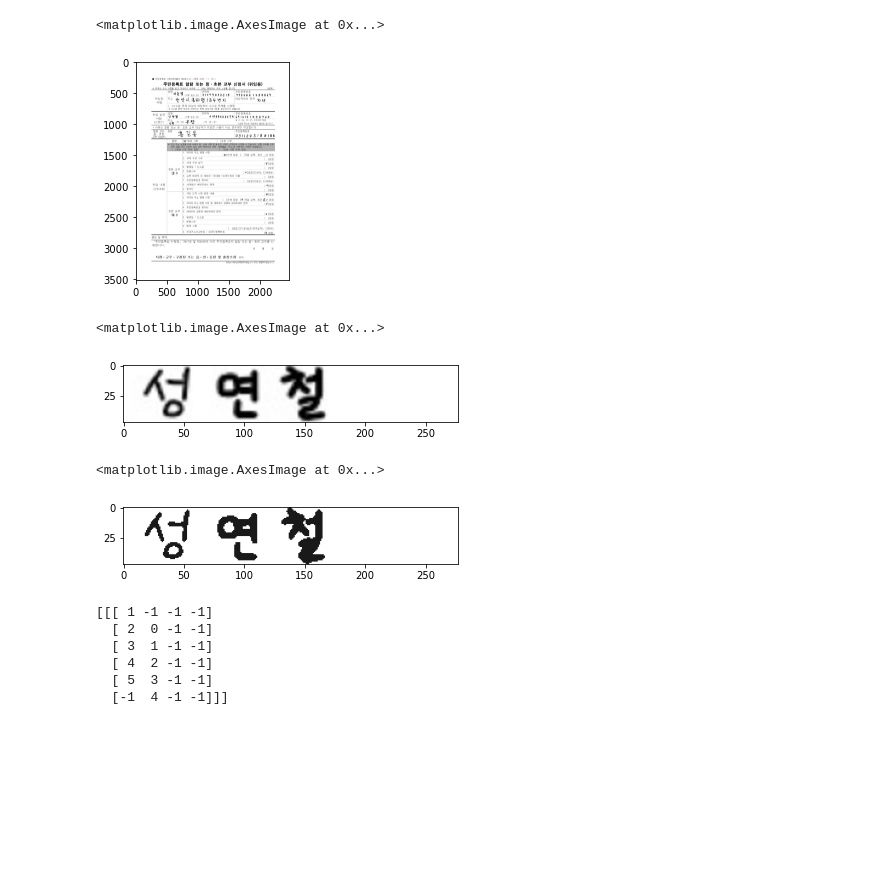
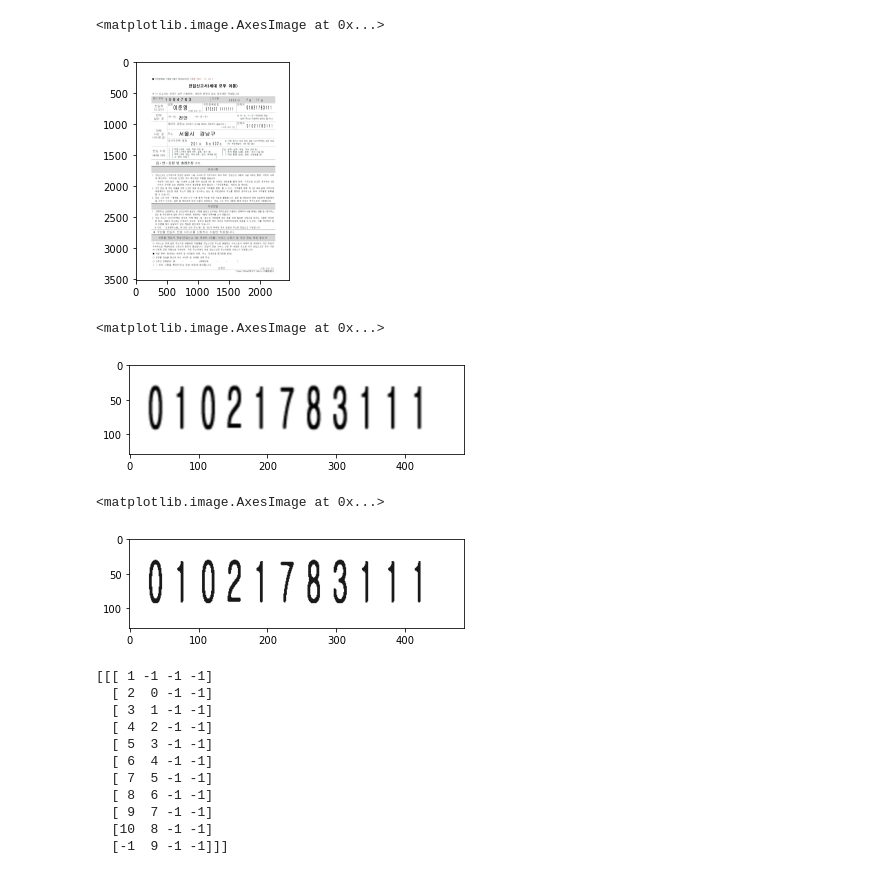
Before and after one commit to RockhoRockho/FG_Vision, a Jupyter notebook: vision.ipynb, the cells around one changed output. Saved outputs shown, nothing was run; the diff lists cells and outputs as text; code cells hidden in the pictures; blank space fills up the shorter version.

```diff
--- a/vision.ipynb
+++ b/vision.ipynb
@@ -50,34 +55,34 @@ with open('jsonbase.json', encoding='utf-8') as json_file:
 
 model, idx2char = load_model()
 #사용자가 입력한 이미지 (현재는 테스트를 위해서 임의로 넣어놨다
-img = cv2.imread('./static/img/scan2.jpg')
+img = cv2.imread('./static/img/scan1.jpg')
 img1 = cv2.resize(img, (2480, 3508))
 #판별된 양식 (현재는 테스트를 위해서 임의로 선언해두었다)
-form = 13
+form = 9
 
 plt.imshow(img1)
 # %% [output]
 <matplotlib.image.AxesImage at 0x...>
-[figure, old version]
+[figure, new version]
 # %%
-i = 7
+i = 5
 
 w = json_data[form]['lot'][i]['w']
 h = json_data[form]['lot'][i]['h']
 cx = json_data[form]['lot'][i]['cx']
 cy = json_data[form]['lot'][i]['cy']
 label = json_data[form]['lot'][i]['label']
 n_type = json_data[form]['lot'][i]['type']
 
 img2 = cv2.getRectSubPix(
             img1,
             patchSize=(w, h),
             center=(cx, cy),
     )
 plt.imshow(img2)
 # %% [output]
 <matplotlib.image.AxesImage at 0x...>
-[figure, old version]
+[figure, new version]
 # %%
 img_gray = cv2.cvtColor(img2, cv2.COLOR_BGR2GRAY)
 img_blur = cv2.GaussianBlur(img_gray, (5, 5), 0)
@@ -91,7 +96,7 @@ bbb = cv2.bitwise_not(aaa)
 plt.imshow(bbb)
 # %% [output]
 <matplotlib.image.AxesImage at 0x...>
-[figure, old version]
+[figure, new version]
 # %%
 contours, hierarchy= cv2.findContours(img_th.copy(),
                              cv2.RETR_EXTERNAL, cv2.CHAIN_APPROX_SIMPLE)
@@ -103,7 +108,12 @@ print(hierarchy)
   [ 3  1 -1 -1]
   [ 4  2 -1 -1]
   [ 5  3 -1 -1]
-  [-1  4 -1 -1]]]
+  [ 6  4 -1 -1]
+  [ 7  5 -1 -1]
+  [ 8  6 -1 -1]
+  [ 9  7 -1 -1]
+  [10  8 -1 -1]
+  [-1  9 -1 -1]]]
 # %%
 boxes = []; # each element is [[top-left], [bottom-right]];
 
```
Also changed, not shown: parts of 7 cells of this notebook, 8 other files.
